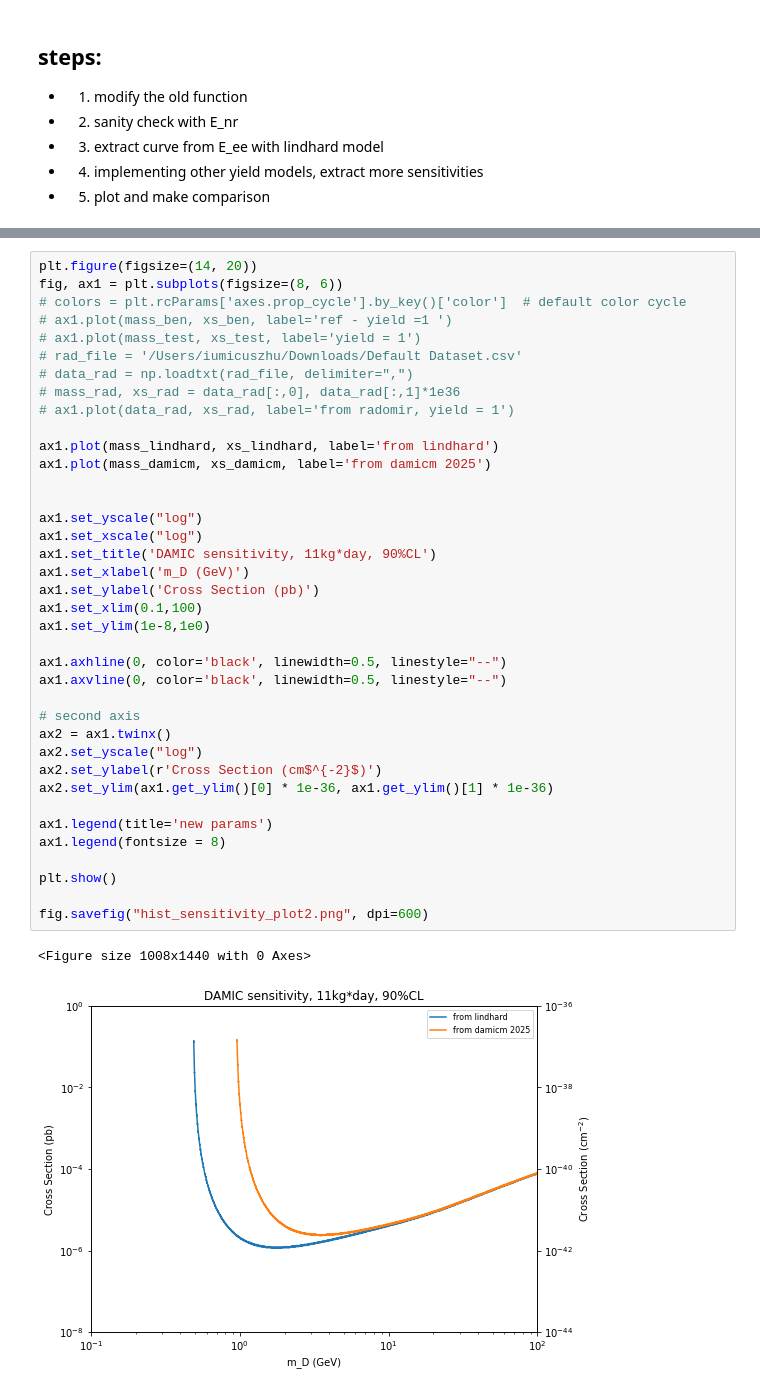
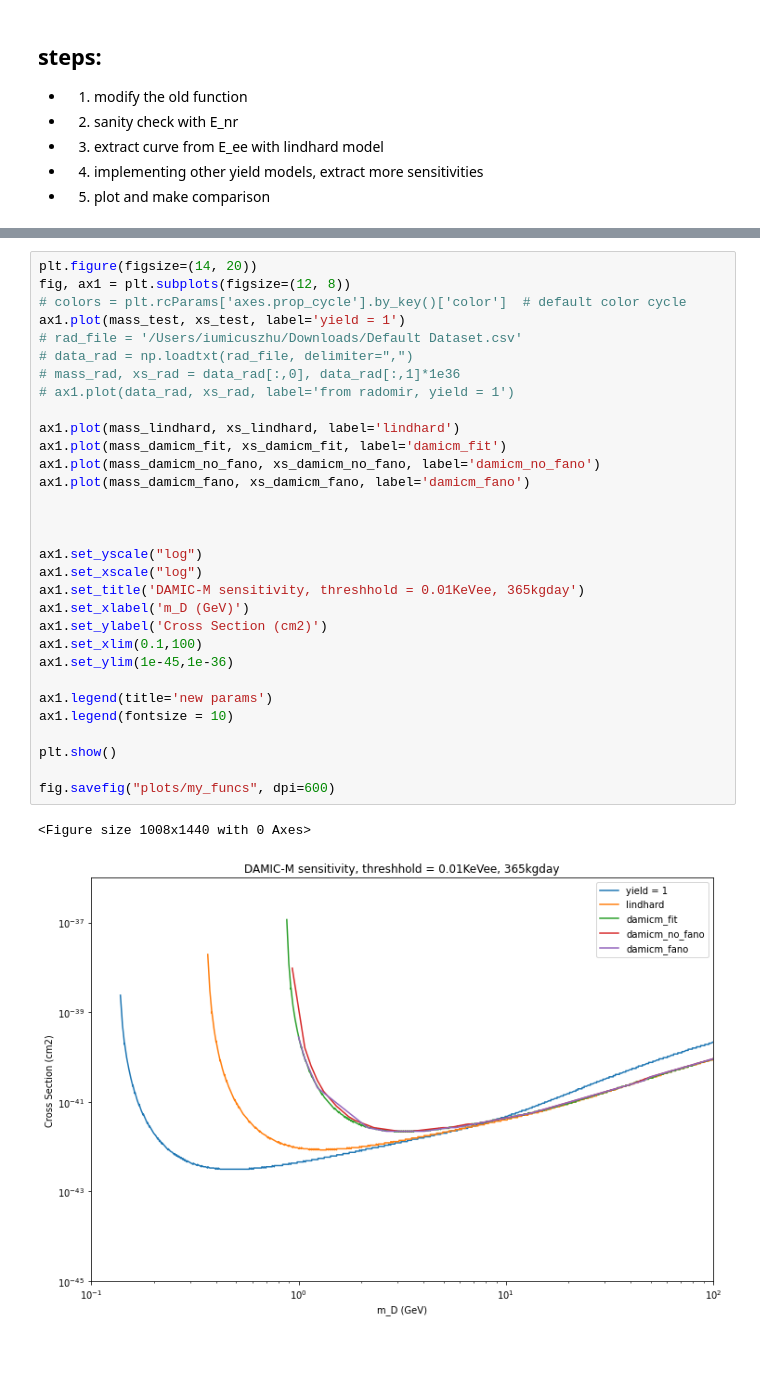
Before and after one commit to cinyuzhu/WIMPyCCD, a Jupyter notebook: hist_sensitivity.ipynb, the cells around one changed output, grey strips where cells are left out. Saved outputs shown, nothing was run; the diff lists cells and outputs as text; blank space fills up the shorter version.

```diff
--- a/hist_sensitivity.ipynb
+++ b/hist_sensitivity.ipynb
@@ -118,41 +65,34 @@ np.savez("NR/sensitivity_hist_damicm.npz", mass=np.array(mass_damicm), xs=np.arr
 # %%
 plt.figure(figsize=(14, 20))
-fig, ax1 = plt.subplots(figsize=(8, 6))
+fig, ax1 = plt.subplots(figsize=(12, 8))
 # colors = plt.rcParams['axes.prop_cycle'].by_key()['color']  # default color cycle
-# ax1.plot(mass_ben, xs_ben, label='ref - yield =1 ')
-# ax1.plot(mass_test, xs_test, label='yield = 1')
+ax1.plot(mass_test, xs_test, label='yield = 1')
 # rad_file = '/Users/iumicuszhu/Downloads/Default Dataset.csv'
 # data_rad = np.loadtxt(rad_file, delimiter=",")
 # mass_rad, xs_rad = data_rad[:,0], data_rad[:,1]*1e36
 # ax1.plot(data_rad, xs_rad, label='from radomir, yield = 1')
 
-ax1.plot(mass_lindhard, xs_lindhard, label='from lindhard')
-ax1.plot(mass_damicm, xs_damicm, label='from damicm 2025')
+ax1.plot(mass_lindhard, xs_lindhard, label='lindhard')
+ax1.plot(mass_damicm_fit, xs_damicm_fit, label='damicm_fit')
+ax1.plot(mass_damicm_no_fano, xs_damicm_no_fano, label='damicm_no_fano')
+ax1.plot(mass_damicm_fano, xs_damicm_fano, label='damicm_fano')
+
 
 
 ax1.set_yscale("log")
 ax1.set_xscale("log")
-ax1.set_title('DAMIC sensitivity, 11kg*day, 90%CL')
+ax1.set_title('DAMIC-M sensitivity, threshhold = 0.01KeVee, 365kgday')
 ax1.set_xlabel('m_D (GeV)')
-ax1.set_ylabel('Cross Section (pb)')
+ax1.set_ylabel('Cross Section (cm2)')
 ax1.set_xlim(0.1,100)
-ax1.set_ylim(1e-8,1e0)
-
-ax1.axhline(0, color='black', linewidth=0.5, linestyle="--")
-ax1.axvline(0, color='black', linewidth=0.5, linestyle="--")
-
-# second axis
-ax2 = ax1.twinx()
-ax2.set_yscale("log")
-ax2.set_ylabel(r'Cross Section (cm$^{-2}$)')
-ax2.set_ylim(ax1.get_ylim()[0] * 1e-36, ax1.get_ylim()[1] * 1e-36)
+ax1.set_ylim(1e-45,1e-36)
 
 ax1.legend(title='new params')
-ax1.legend(fontsize = 8)
+ax1.legend(fontsize = 10)
 
 plt.show()
 
-fig.savefig("hist_sensitivity_plot2.png", dpi=600)
+fig.savefig("plots/my_funcs", dpi=600)
 # %% [output]
 <Figure size 1008x1440 with 0 Axes>
-[figure, old version]
+[figure, new version]
```
Also changed, not shown: parts of 18 cells of this notebook, 12 other files.
